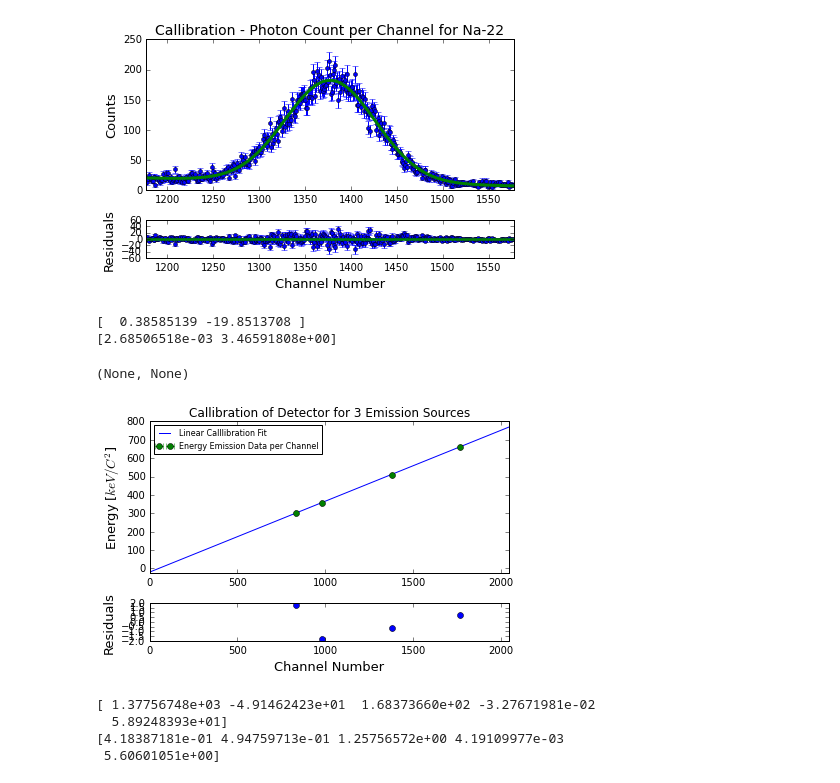
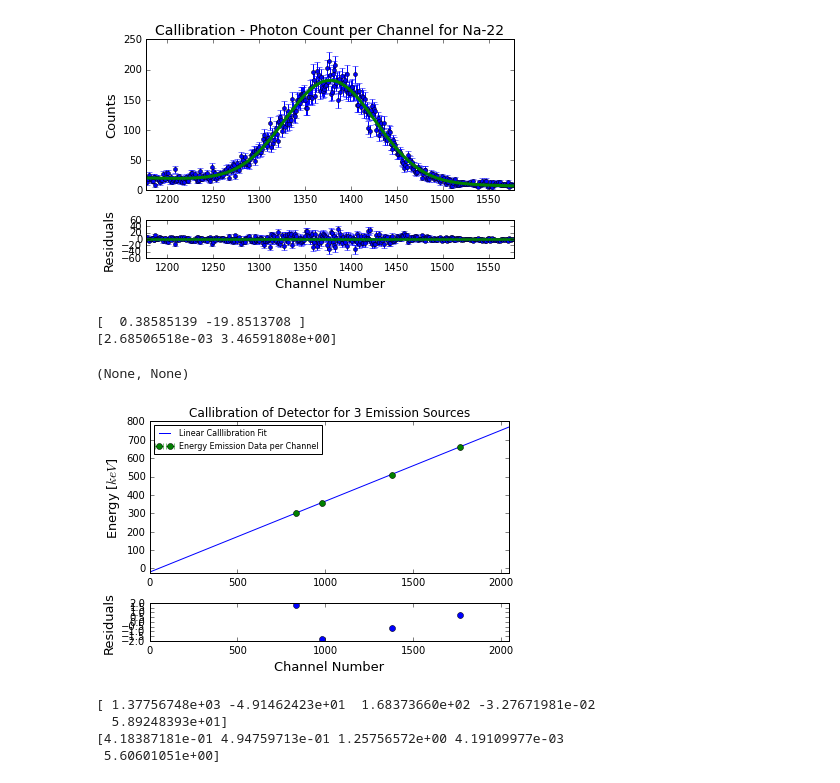
Before and after one commit to jmanlarkin/Compton, a Jupyter notebook: Scattering Fits.ipynb, the cells around one changed output. Drawn from its saved outputs; the diff is of its cells as text; code cells hidden in the pictures.

```diff
--- a/Scattering Fits.ipynb
+++ b/Scattering Fits.ipynb
@@ -110,28 +110,28 @@ Plots(Na, 'Na-22')
 # %%
 fig2, ax2 = plt.subplots(2, 1, sharey='row', tight_layout = True, gridspec_kw={'height_ratios':[4,1]})
 
 ax2[0].plot(np.arange(0, 2048), Linear(np.arange(0, 2048), *linearFit_par), label='Linear Calllibration Fit')
 ax2[0].errorbar(xvalues, yvalues, fmt='o', xerr=errvalues, label='Energy Emission Data per Channel')
 ax2[0].set_xlim(0, 2048)
 ax2[1].set_xlim(0, 2048)
 ax2[0].set_ylim(bottom = -25)
 
 ax2[1].errorbar(xvalues, linearResid, fmt='o', xerr=errvalues)
 ax2[0].set_title('Callibration of Detector for 3 Emission Sources')
 
 ax2[1].set_xlabel('Channel Number', fontsize=13)
 ax2[1].set_ylabel('Residuals', fontsize=13)
-ax2[0].set_ylabel('Energy [$keV/C^2$]', fontsize=13)
+ax2[0].set_ylabel('Energy [$keV$]', fontsize=13)
 ax2[0].legend(loc='upper left', prop={'size':8})
 
-fig2.savefig('LastOne.svg')
+fig2.savefig('Plots/LastOne.svg')
 
 print(linearFit_par), print(np.sqrt(np.diag(linearFit_cov)))
 # %% [output]
 [  0.38585139 -19.8513708 ]
 [2.68506518e-03 3.46591808e+00]
 (None, None)
-[figure, old version]
+[figure, new version]
 # %%
 Cs_error = np.sqrt(Sum('Cs-137'))
 Ba_error = np.sqrt(Sum('Ba-133'))
```
Also changed, not shown: parts of 12 cells of this notebook, 3 other files.
